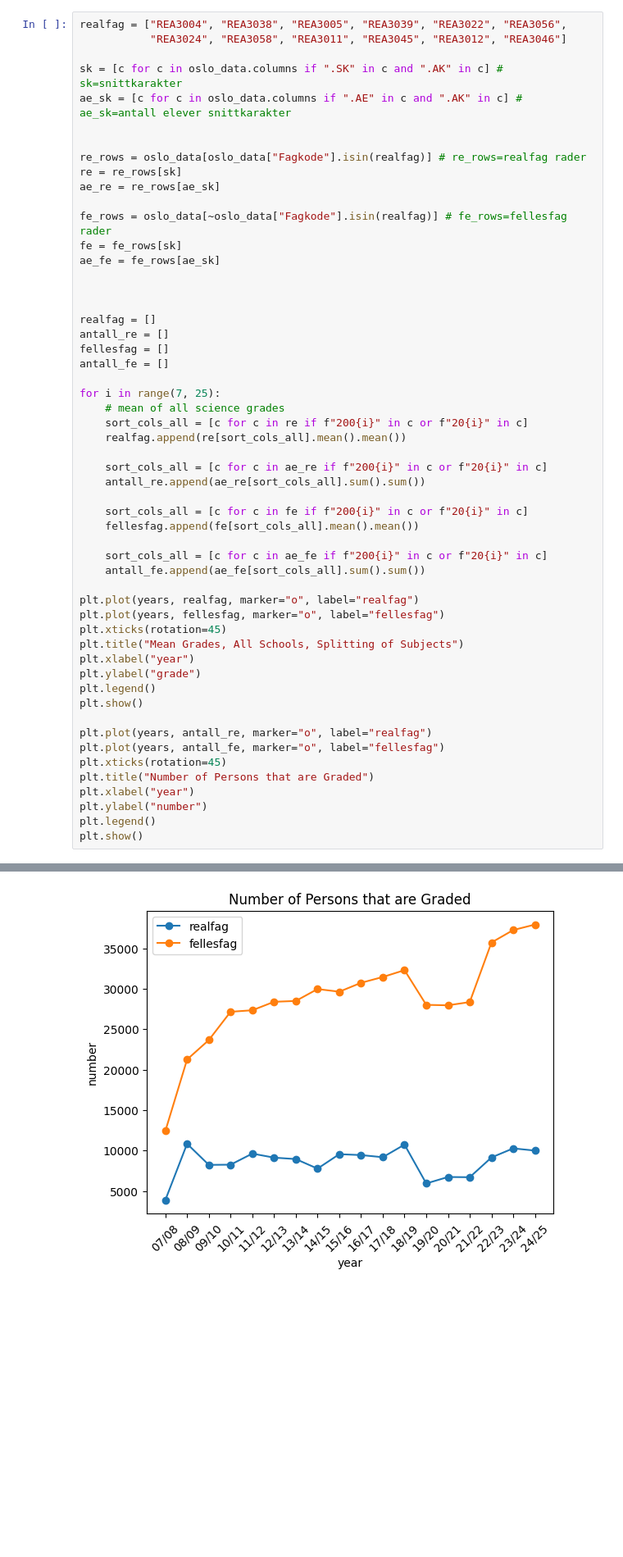
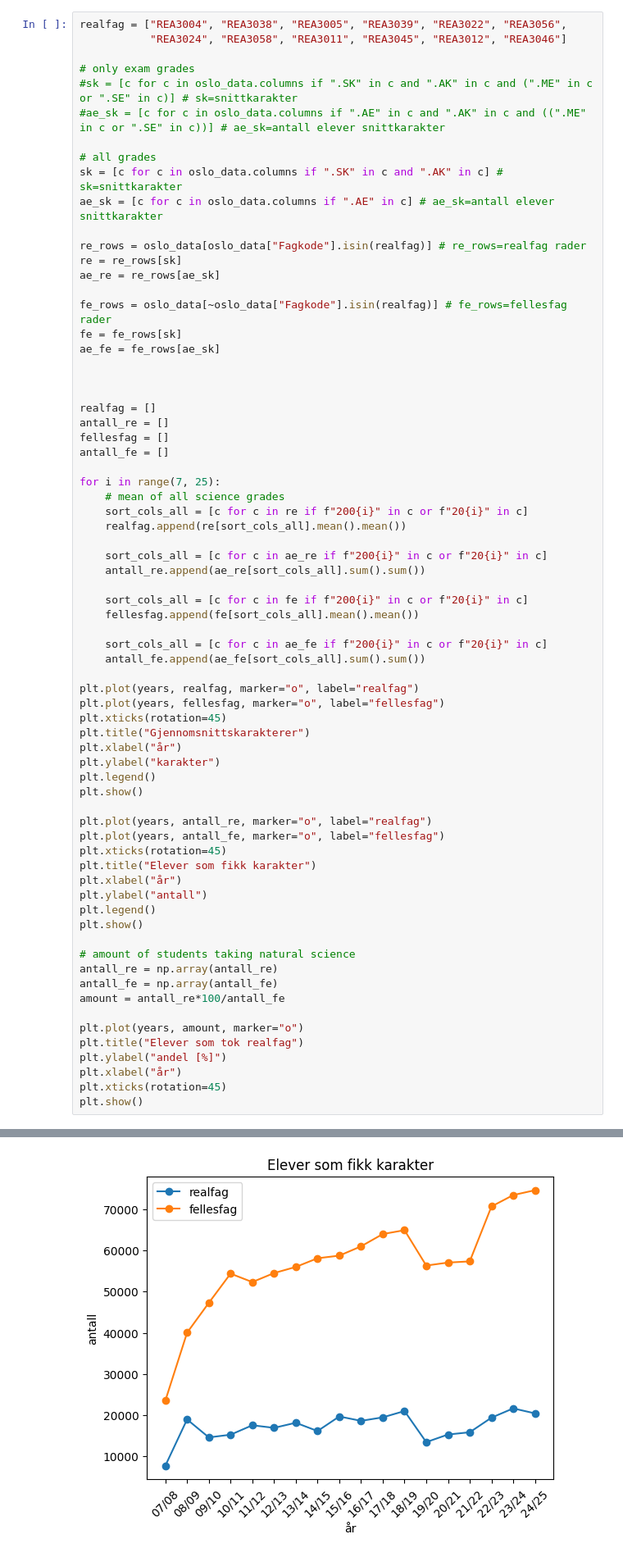
Before and after one commit to kajassandnes/high_school_grades, a Jupyter notebook: analysis_.ipynb, the cells around one changed output, grey strips where cells are left out. Shown at 82% size. Cells and saved outputs as stored; diff of their text form; blank space fills up the shorter version.

```diff
--- a/analysis_.ipynb
+++ b/analysis_.ipynb
@@ -234,9 +234,13 @@ plt.show()
 realfag = ["REA3004", "REA3038", "REA3005", "REA3039", "REA3022", "REA3056",
            "REA3024", "REA3058", "REA3011", "REA3045", "REA3012", "REA3046"]
 
+# only exam grades
+#sk = [c for c in oslo_data.columns if ".SK" in c and ".AK" in c and (".ME" in c or ".SE" in c)] # sk=snittkarakter
+#ae_sk = [c for c in oslo_data.columns if ".AE" in c and ".AK" in c and ((".ME" in c or ".SE" in c))] # ae_sk=antall elever snittkarakter
+
+# all grades
 sk = [c for c in oslo_data.columns if ".SK" in c and ".AK" in c] # sk=snittkarakter
-ae_sk = [c for c in oslo_data.columns if ".AE" in c and ".AK" in c] # ae_sk=antall elever snittkarakter
-
+ae_sk = [c for c in oslo_data.columns if ".AE" in c] # ae_sk=antall elever snittkarakter
 
 re_rows = oslo_data[oslo_data["Fagkode"].isin(realfag)] # re_rows=realfag rader
 re = re_rows[sk]
@@ -270,18 +274,30 @@ for i in range(7, 25):
 plt.plot(years, realfag, marker="o", label="realfag")
 plt.plot(years, fellesfag, marker="o", label="fellesfag")
 plt.xticks(rotation=45)
-plt.title("Mean Grades, All Schools, Splitting of Subjects")
-plt.xlabel("year")
-plt.ylabel("grade")
+plt.title("Gjennomsnittskarakterer")
+plt.xlabel("år")
+plt.ylabel("karakter")
 plt.legend()
 plt.show()
 
 plt.plot(years, antall_re, marker="o", label="realfag")
 plt.plot(years, antall_fe, marker="o", label="fellesfag")
 plt.xticks(rotation=45)
-plt.title("Number of Persons that are Graded")
-plt.xlabel("year")
-plt.ylabel("number")
+plt.title("Elever som fikk karakter")
+plt.xlabel("år")
+plt.ylabel("antall")
 plt.legend()
 plt.show()
+
+# amount of students taking natural science
+antall_re = np.array(antall_re)
+antall_fe = np.array(antall_fe)
+amount = antall_re*100/antall_fe
+
+plt.plot(years, amount, marker="o")
+plt.title("Elever som tok realfag")
+plt.ylabel("andel [%]")
+plt.xlabel("år")
+plt.xticks(rotation=45)
+plt.show()
 # %% [output]
@@ -289 +305 @@ plt.show()
-[figure, old version]
+[figure, new version]
```
Also changed, not shown: parts of 12 cells of this notebook.
